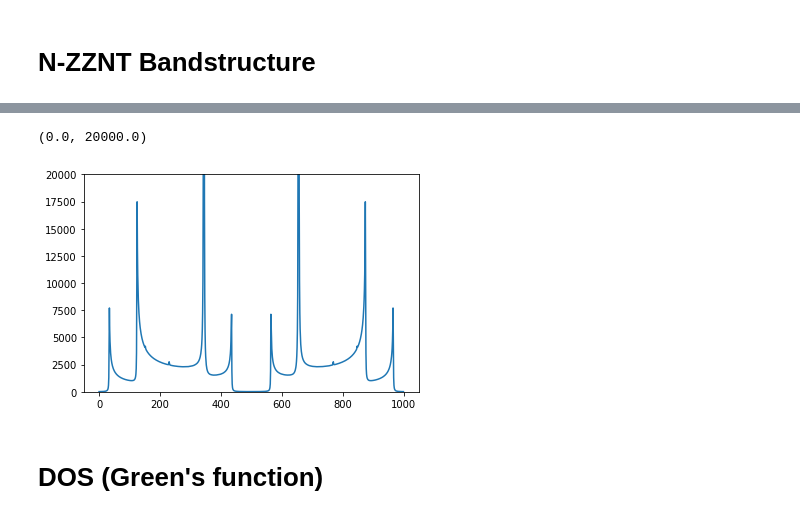
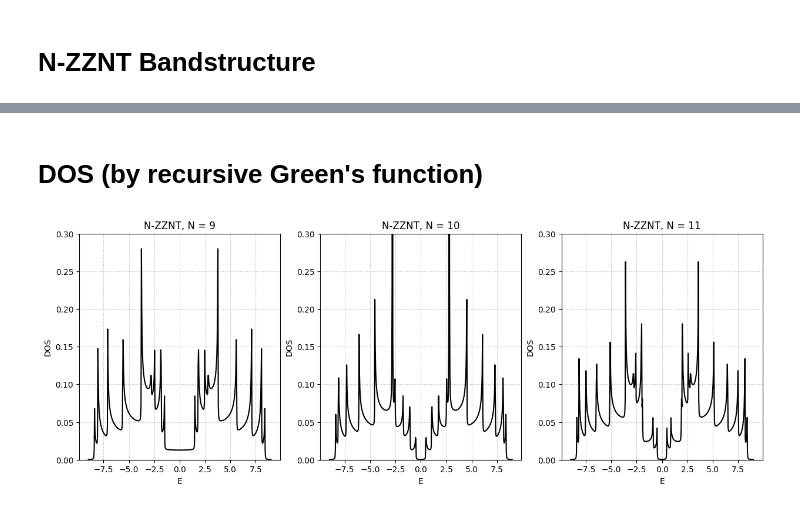
Before and after one commit to franklinzppa/electronic-structure, a Jupyter notebook: nanotubes/nanotubes.ipynb, the cells around one changed output, grey strips where cells are left out. Drawn from its saved outputs; the diff is of its cells as text; code cells hidden in the pictures.

```diff
--- a/nanotubes/nanotubes.ipynb
+++ b/nanotubes/nanotubes.ipynb
@@ -139,16 +149,4 @@ plt.show()
-# %%
-eta = 1e-2
-Ek = np.linspace(-9.0, 9.0, 1000)
-
-E = diagonalize(N=4, hamiltonian_function=make_NZZNT_hamiltonian)
-
-dos = get_dos(Ek, E, eta)
-plt.plot(dos)
-plt.ylim(0, 20000)
-# %% [output]
-(0.0, 20000.0)
-[figure, removed]
 # %% [markdown]
-# DOS (Green's function)
+# DOS (by recursive Green's function)
 # %%
 def make_green_hamiltonian(N, alpha, beta):
@@ -200,25 +210,48 @@ def make_green_dos(H, V, N, E, eta):
+# %%
+N = 10
+H = make_green_hamiltonian(N, alpha, beta)
+V = make_green_V(N, beta)
+
+dos_g_10 = make_green_dos(H, V, N, E, eta)
+# %%
+N = 11
+H = make_green_hamiltonian(N, alpha, beta)
+V = make_green_V(N, beta)
+
+dos_g_11 = make_green_dos(H, V, N, E, eta)
+# %%
+# Normalization
+
+AG9 = integrate.simps(dos_g_9, E)
+AG10 = integrate.simps(dos_g_10, E)
+AG11 = integrate.simps(dos_g_11, E)
 # %%
-# plt.figure(figsize=(15,5))
+plt.figure(figsize=(15,5))
 
-# plt.subplot(1,3,1)
-# plt.plot(E_array, dos_green_9, c='k')
-# plt.xlabel('E')
-# plt.ylabel('DOS')
-# plt.grid(ls=':')
-# plt.title(f'N-ZZNT, N = 9')
+plt.subplot(1,3,1)
+plt.plot(E, dos_g_9/AG9, c='k')
+plt.xlabel('E')
+plt.ylabel('DOS')
+plt.ylim(0, 0.3)
+plt.grid(ls=':')
+plt.title(f'N-ZZNT, N = 9')
 
-# plt.subplot(1,3,2)
-# plt.plot(E_array, dos_green_10, c='k')
-# plt.xlabel('E')
-# plt.ylabel('DOS')
-# plt.grid(ls=':')
-# plt.title(f'N-ZZNT, N = 10', c='k')
+plt.subplot(1,3,2)
+plt.plot(E, dos_g_10/AG10, c='k')
+plt.xlabel('E')
+plt.ylabel('DOS')
+plt.ylim(0, 0.3)
+plt.grid(ls=':')
+plt.title(f'N-ZZNT, N = 10', c='k')
 
-# plt.subplot(1,3,3)
-# plt.plot(E_array, dos_green_11, c='k')
-# plt.xlabel('E')
-# plt.ylabel('DOS')
-# plt.grid(ls=':')
-# plt.title(f'N-ZZNT, N = 11')
+plt.subplot(1,3,3)
+plt.plot(E, dos_g_11/AG11, c='k')
+plt.xlabel('E')
+plt.ylabel('DOS')
+plt.ylim(0, 0.3)
+plt.grid(ls=':')
+plt.title(f'N-ZZNT, N = 11')
 
-# plt.show()
+plt.show()
+# %% [output]
+[figure, added]
```
Also changed, not shown: parts of 9 cells of this notebook, 4 other files.
